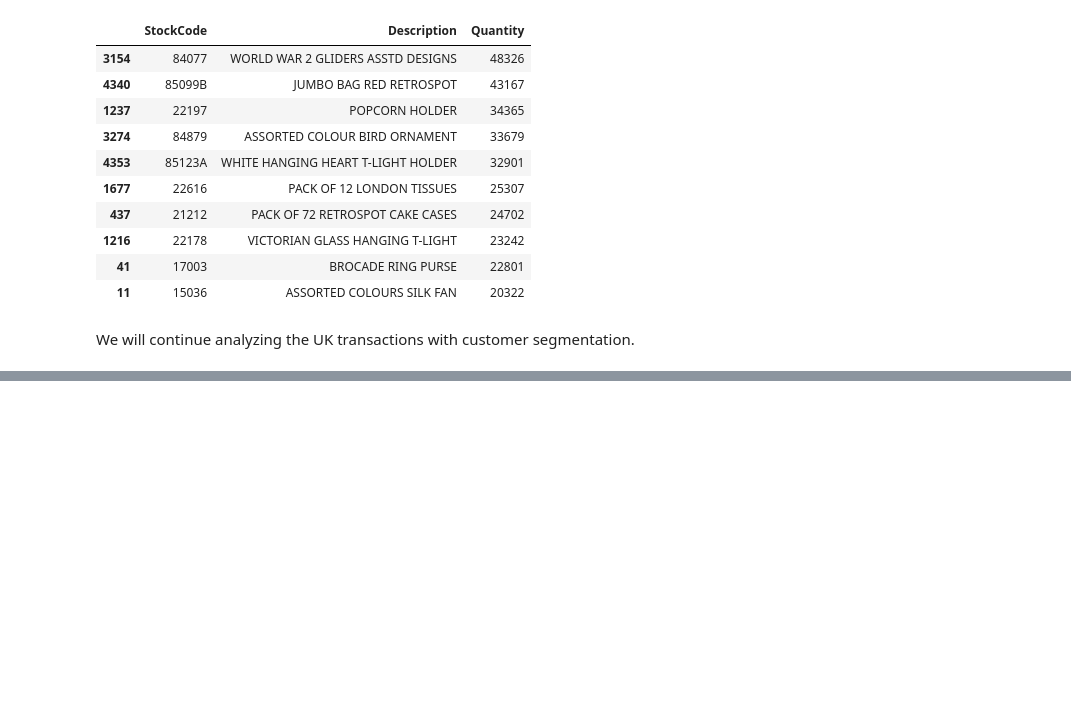
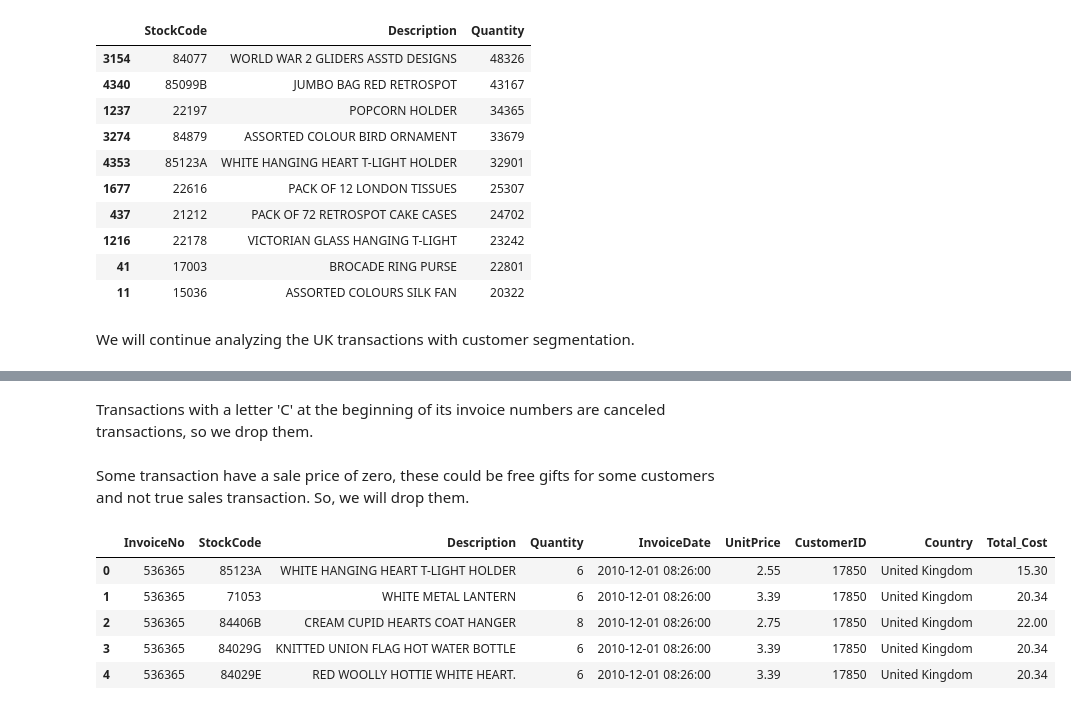
Before and after one commit to wasimkhan33/Online-Retail-Customer-Segmentation, a Jupyter notebook: Online_Retail_Customer_Segmentation_Capstone_Project.ipynb, the cells around one changed output, grey strips where cells are left out. Saved outputs shown, nothing was run; the diff lists cells and outputs as text; code cells hidden in the pictures; blank space fills up the shorter version.

```diff
--- a/Online_Retail_Customer_Segmentation_Capstone_Project.ipynb
+++ b/Online_Retail_Customer_Segmentation_Capstone_Project.ipynb
@@ -525,0 +552,3 @@ We will continue analyzing the UK transactions with customer segmentation.
+# %%
+# drop rows with NaN
+df.dropna(axis=0, subset=['CustomerID'], inplace= True)
@@ -525,0 +565,24 @@ We will continue analyzing the UK transactions with customer segmentation.
+# %% [markdown]
+Transactions with a letter 'C' at the beginning of its invoice numbers are canceled transactions, so we drop them.
+# %%
+# Drop cancelled transactions
+indx = df.InvoiceNo[df.InvoiceNo.str.contains('C') == True].index
+df.drop(index= indx, inplace= True)
+# %% [markdown]
+Some transaction have a sale price of zero, these could be free gifts for some customers and not true sales transaction. So, we will drop them.
+# %%
+# Drop transactions with price zero
+indx = df.loc[df.UnitPrice == 0].index
+df.drop(index= indx, inplace= True)
+# %%
+df[['StockCode']] = df['StockCode'].astype(str)
+df[['CustomerID']] = df['CustomerID'].astype(int).astype(str)
+# %%
+df.head()
+# %% [output]
+|  | InvoiceNo | StockCode | Description | Quantity | InvoiceDate | UnitPrice | CustomerID | Country | Total_Cost |
+| 0 | 536365 | 85123A | WHITE HANGING HEART T-LIGHT HOLDER | 6 | 2010-12-01 08:26:00 | 2.55 | 17850 | United Kingdom | 15.30 |
+| 1 | 536365 | 71053 | WHITE METAL LANTERN | 6 | 2010-12-01 08:26:00 | 3.39 | 17850 | United Kingdom | 20.34 |
+| 2 | 536365 | 84406B | CREAM CUPID HEARTS COAT HANGER | 8 | 2010-12-01 08:26:00 | 2.75 | 17850 | United Kingdom | 22.00 |
+| 3 | 536365 | 84029G | KNITTED UNION FLAG HOT WATER BOTTLE | 6 | 2010-12-01 08:26:00 | 3.39 | 17850 | United Kingdom | 20.34 |
+| 4 | 536365 | 84029E | RED WOOLLY HOTTIE WHITE HEART. | 6 | 2010-12-01 08:26:00 | 3.39 | 17850 | United Kingdom | 20.34 |
```
Also changed, not shown: parts of 6 cells of this notebook.
